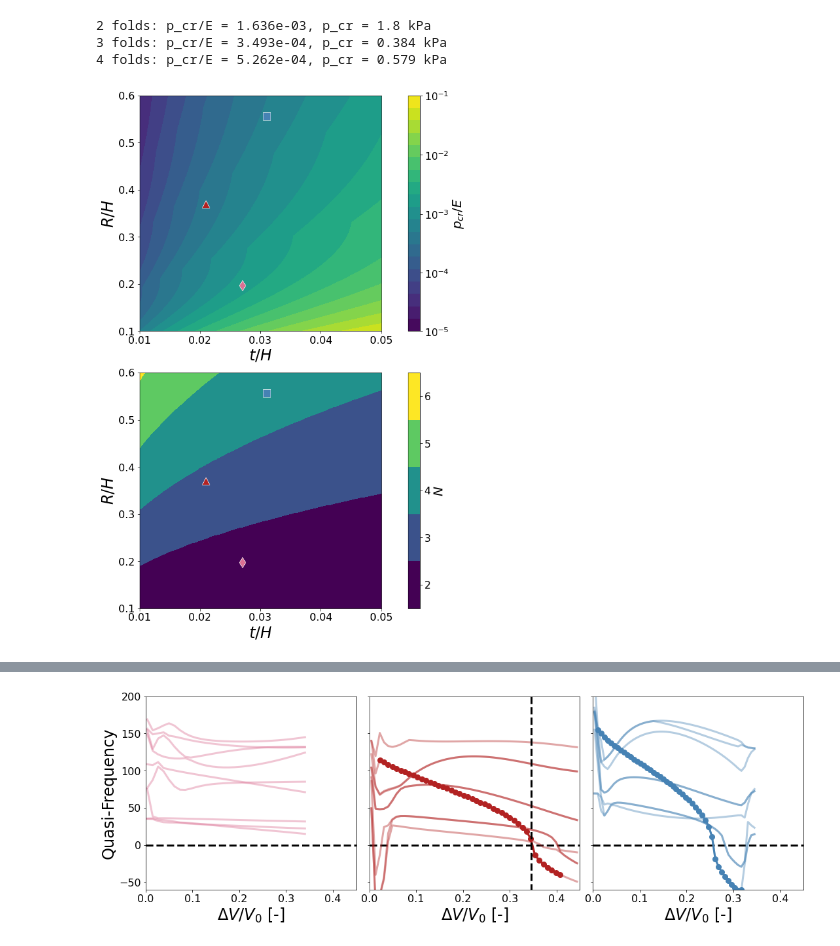
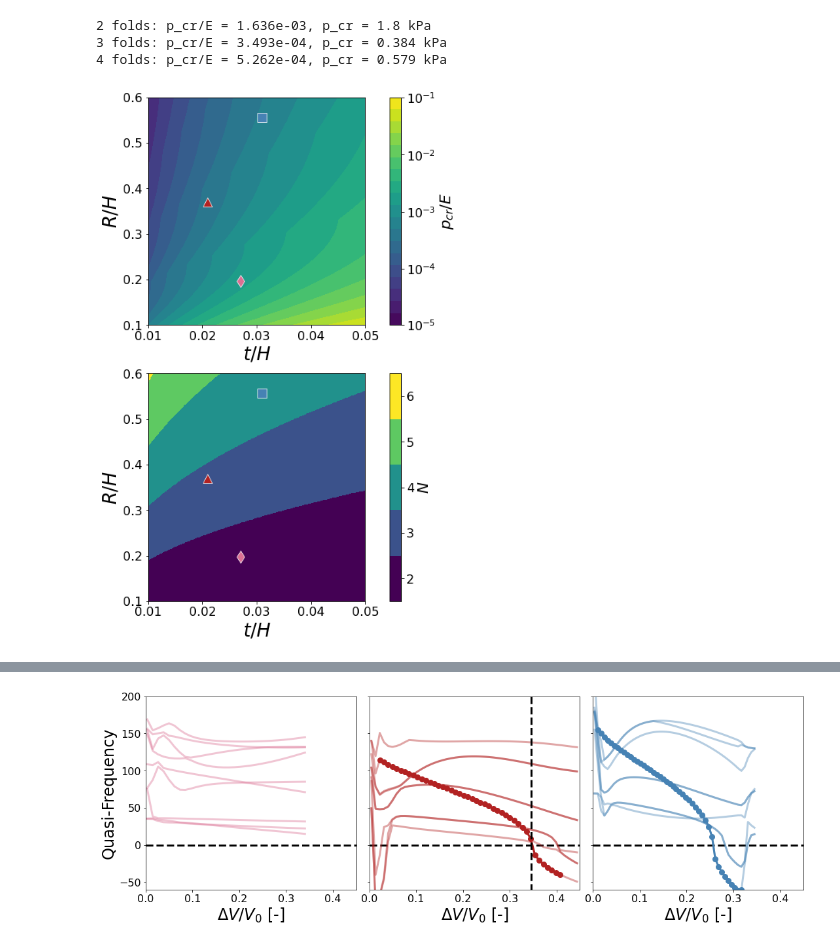
Before and after one commit to bertoldi-collab/buckling-cylinders, a Jupyter notebook: figure_making_paper.ipynb, the cells around one changed output, grey strips where cells are left out. Drawn from its saved outputs; the diff is of its cells as text; code cells hidden in the pictures.

```diff
--- a/figure_making_paper.ipynb
+++ b/figure_making_paper.ipynb
@@ -184,7 +258,7 @@ print(f'{n} folds: p_cr/E = {p_cr:.3e}, p_cr = {p_cr*1e3*E:.3} kPa')
 3 folds: p_cr/E = 3.493e-04, p_cr = 0.384 kPa
 4 folds: p_cr/E = 5.262e-04, p_cr = 0.579 kPa
 # %%
-fig, ax = plt.subplots(2,1, figsize = (8,12), constrained_layout = True)
+fig, ax = plt.subplots(2,1, figsize = (6.5,10), constrained_layout = True)
 
 edge_width_all = 0.7
 # ax.imshow(res_all)
@@ -204,32 +278,32 @@ cbar = fig.colorbar(map_thing, ticks = ticks_set)
 cbar.ax.yaxis.set_ticks(ticks_set, labels=[f"$10^{{{val}}}$" for val in ticks_set_power])
 cbar.set_label(label = '$p_{cr}/E$', size = fontsize_legend)
 cbar.ax.tick_params(labelsize=fontsize_ticks)
 cbar.ax.yaxis.offsetText.set_fontsize(fontsize_ticks)
 
 ############################
 
 ax[1].plot(0.031, 0.556, 's', color = 'w', markerfacecolor = color_4folds, markersize = markersize_all + size_extra, markeredgewidth = edge_width_all)
 ax[1].plot(0.027, 0.197, 'd', color = 'w', markerfacecolor = color_2folds, markersize = markersize_all + size_extra, markeredgewidth = edge_width_all)
 ax[1].plot(0.021, 0.370, '^', color = 'w', markerfacecolor = color_3folds, markersize = markersize_all + size_extra, markeredgewidth = edge_width_all)
 num_values = np.unique(n_all)
 xv, yv = np.meshgrid(v_R_try, v_t_try, indexing='ij')
 levels_set = np.arange(6) + 1.5
 map_thing = ax[1].contourf(yv, xv, n_all, levels = levels_set, cmap = 'viridis', vmin = 2, vmax = 6)
 
 
 
 cbar = fig.colorbar(map_thing, ticks=[2,3,4,5,6])
 cbar.ax.tick_params(labelsize=fontsize_ticks)
 cbar.set_label(label = '$N$', size = fontsize_legend)
 
 for axis in ax:
     axis.set_xlabel('$t/H$', fontsize = fontsize_axes)
     axis.set_ylabel('$R/H$', fontsize = fontsize_axes)
     axis.tick_params(labelsize = fontsize_ticks)
     axis.set_xlim(np.min(v_t_try), np.max(v_t_try))
     axis.set_ylim(np.min(v_R_try), np.max(v_R_try))
 
 fig.savefig(f'{folder_out}/fig1_model_logspace.png', dpi = 300)
 # %% [output]
-[figure, old version]
+[figure, new version]
 # %%
```
Also changed, not shown: parts of 13 cells of this notebook.
